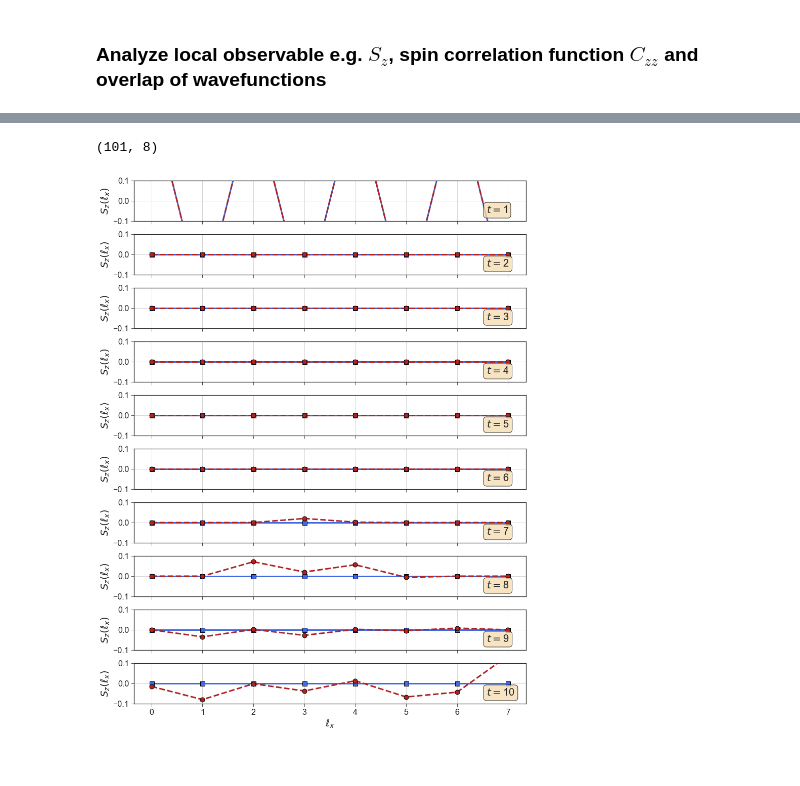
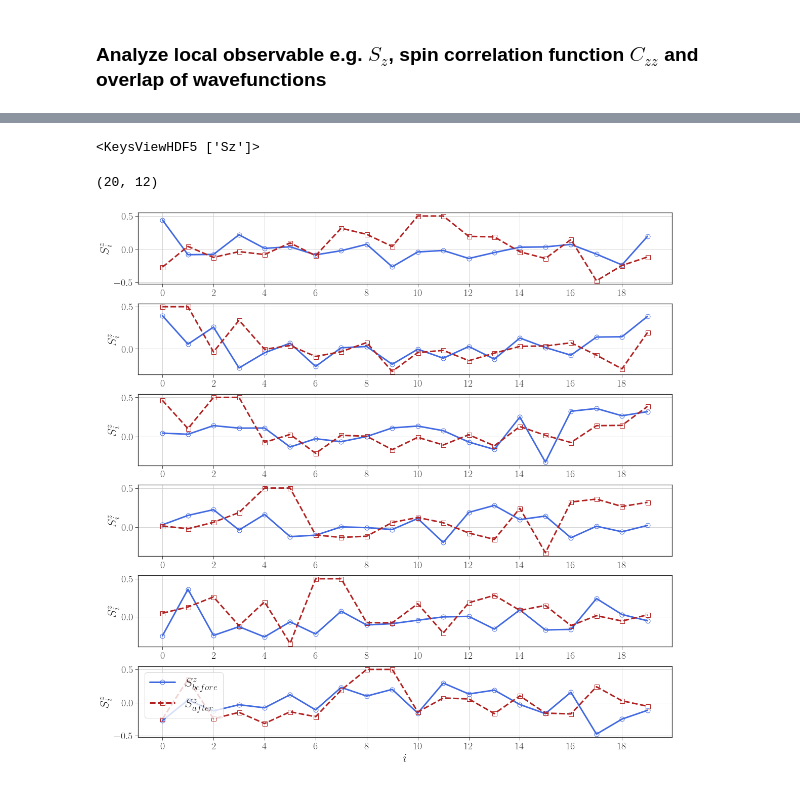
Before and after one commit to xiaobo-23/EntangledLightConeSampling, a Jupyter notebook: HQA_Data_Analysis.ipynb, the cells around one changed output, grey strips where cells are left out. Drawn from its saved outputs; the diff is of its cells as text; code cells hidden in the pictures.

Commit message:
add tests for sampling and applying the long-range two-site gate

```diff
--- a/HQA_Data_Analysis.ipynb
+++ b/HQA_Data_Analysis.ipynb
@@ -23,7 +23,7 @@ goldenRatio = (5**.5 - 1) / 2.
 # %% [markdown]
 ### Analyze local observable e.g. $S_{z}$, spin correlation function $C_{zz}$ and overlap of wavefunctions
 # %%
-file = h5py.File("TEBD_N8_h0.2_Info.h5", "r")
+file = h5py.File("Data/Long_Range_Gate_Test.h5", "r")
 # %%
 file.keys()
 # %% [output]
@@ -65,0 +94,2 @@ ax2.grid()
+# %%
+file = h5py.File("Data/Long_Range_Gate_Test_Time_Series.h5", "r")
@@ -66,26 +166,35 @@ ax2.grid()
+# %%
+file = h5py.File("Data/Sample_Test_Random.h5", "r")
+# %%
+file.keys()
+# %% [output]
+<KeysViewHDF5 ['Sz']>
 # %%
-fig = plt.figure(figsize = (12, 25 * goldenRatio), tight_layout = True)
-spec = gridspec.GridSpec(nrows = 10, ncols = 1, figure = fig)
+'''
+    Plot the overlap of wavefunctions obtained by apply the long-range gate in two ways
+'''
+
+fig = plt.figure(figsize = (16, 25 * goldenRatio), tight_layout = True)
+spec = gridspec.GridSpec(nrows = 6, ncols = 1, figure = fig)
 plt.style.use('seaborn-ticks')
 
-Sz = np.transpose(np.array(file['Sz'])); print(Sz.shape)
-for ind in range(10):
+Sz = np.array(file['Sz']); print(Sz.shape)
+
+for ind in range(6):
     ax1 = fig.add_subplot(spec[ind, 0])
-    ax1.plot(np.arange(8), np.real(Sz[ind * 10, :]), linewidth = 3, color = 'royalblue', \
-             marker = 's', markersize = 9, markeredgecolor = 'black')
-    ax1.plot(np.arange(0., 8, 1), np.real(ED_Sz[:, ind]), linestyle = '--', linewidth = 3, color = 'firebrick', \
-             marker = 'o', markersize = 9, markeredgecolor = 'black')
+    ax1.plot(np.arange(20), Sz[:, 2 * ind],  linewidth = 3, color = 'royalblue', marker = 'o', markersize = 9, \
+             markeredgecolor = 'royalblue', markerfacecolor = 'none', label = r'$S_{before}^{z}$')
+    ax1.plot(np.arange(20), Sz[:, 2 * ind - 1], linestyle = "--", linewidth = 3, color = 'firebrick', marker = 's', markersize = 9, \
+             markeredgecolor = 'firebrick', markerfacecolor = 'none', label = r'$S_{after}^{z}$')
+    ax1.set_ylabel(r'$S_{i}^{z}$', fontsize = 25)
+    ax1.set_xticks(np.arange(0, 20, 2))
+    ax1.tick_params(axis = "both", which = "major", labelsize = 20)
     ax1.grid()
 
-    if ind == timeSlice - 1:
-        ax1.set_xlabel(r'$\ell_{x}$', fontsize = 20)
-    else:
-        ax1.set_xticklabels([])
-    ax1.set_ylim(-0.1, 0.1)
-    ax1.set_ylabel(r'$S_{z}(\ell_{x})$', fontsize = 20)
-    ax1.tick_params(axis = "both", which = "major", labelsize = 16)
-    ax1.text(.9, .2, r'$t = $' + str(ind + 1), transform = ax1.transAxes, fontsize = 20,
-            bbox = dict(boxstyle = "round", facecolor = 'wheat', alpha = .8))
+ax1.set_xlabel(r'$i$', fontsize = 25)
+ax1.legend(frameon = True, fontsize = 25)
+
+plt.savefig('Figures/Sampling_Sz_Random.pdf')
 # %% [output]
-(101, 8)
+(20, 12)
-[figure, old version]
+[figure, new version]
```
Also changed, not shown: parts of 30 cells of this notebook, 3 other files.
